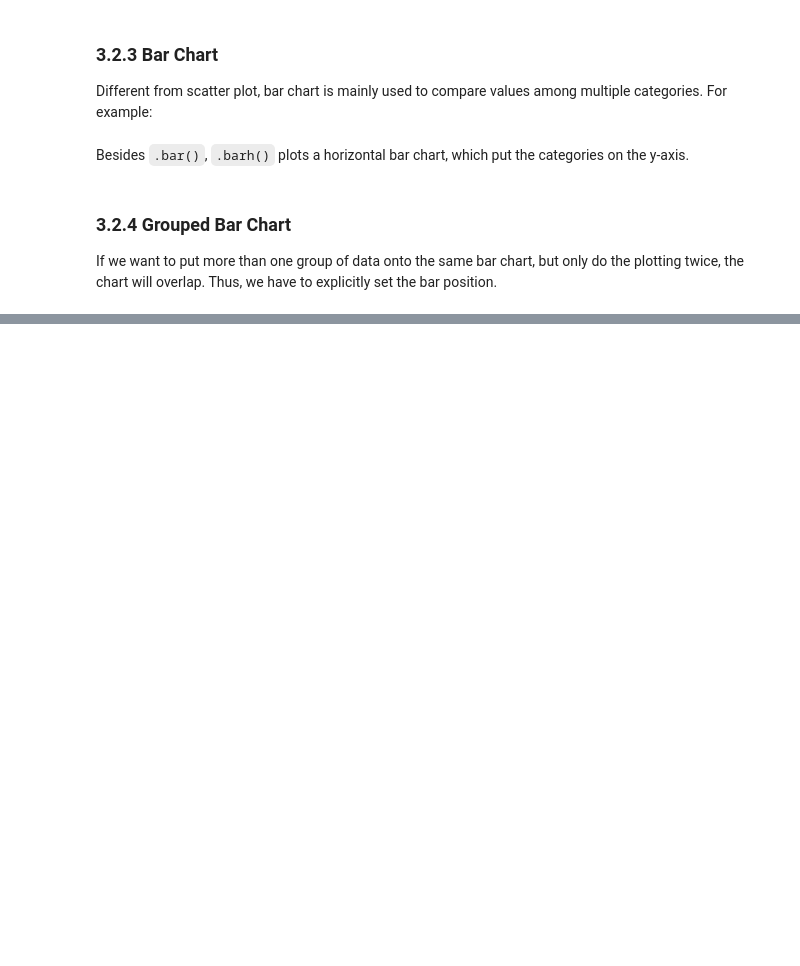
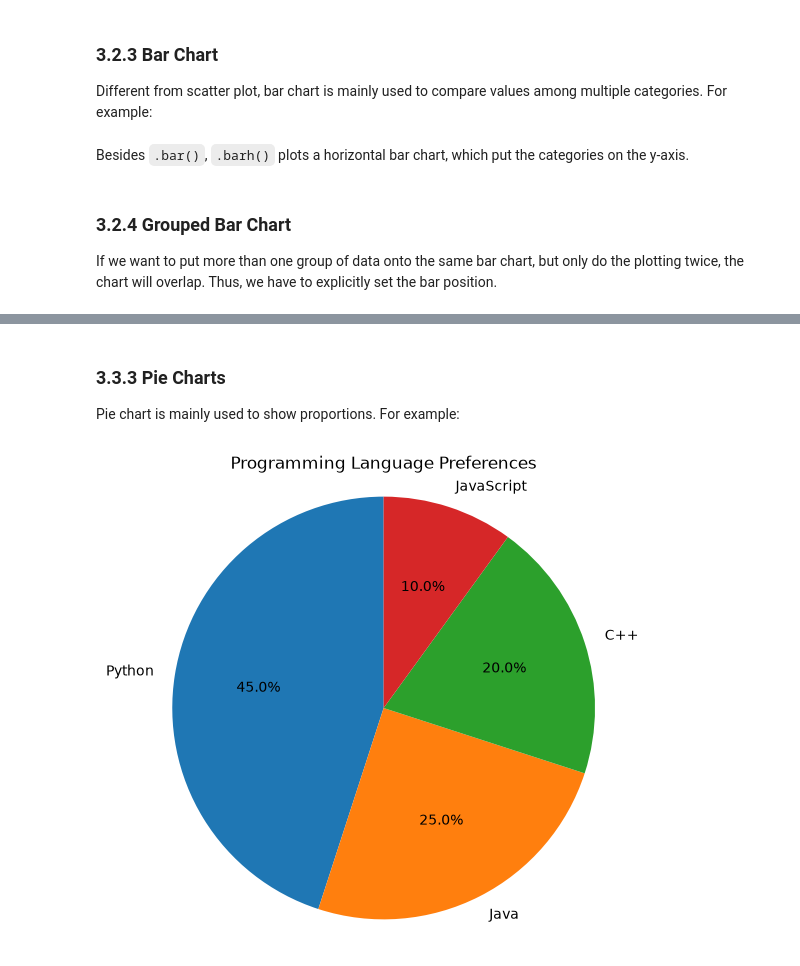
Before and after one commit to David-Linaria/SCITE-AI-2026, a Jupyter notebook: notes-modules/03-matplotlib.ipynb, the cells around one changed output, grey strips where cells are left out. Cells and saved outputs as stored; diff of their text form; code cells hidden in the pictures; blank space fills up the shorter version.

```diff
--- a/notes-modules/03-matplotlib.ipynb
+++ b/notes-modules/03-matplotlib.ipynb
@@ -258,0 +343,24 @@ plt.show()
+# %% [markdown]
+### 3.3.3 Pie Charts
+
+Pie chart is mainly used to show proportions. For example:
+# %%
+languages = ["Python", "Java", "C++", "JavaScript"]
+counts = [45, 25, 20, 10]
+
+fig, ax = plt.subplots(figsize=(6, 6))
+
+ax.pie(
+    counts,
+    labels=languages,
+    autopct="%.1f%%",  # print style formatting, `%1f` means one decimal place, and `%%` outputs the percentage sign.
+    startangle=90,  # starts at 90 degrees, and goes counter-clockwise by default. To go clockwise, use `counterclock=False`
+    # counterclock=False
+)
+
+ax.set_title("Programming Language Preferences")
+ax.axis("equal")
+
+plt.show()
+# %% [output]
+[figure, added]
```
Also changed, not shown: parts of 12 cells of this notebook, 1 other file.
